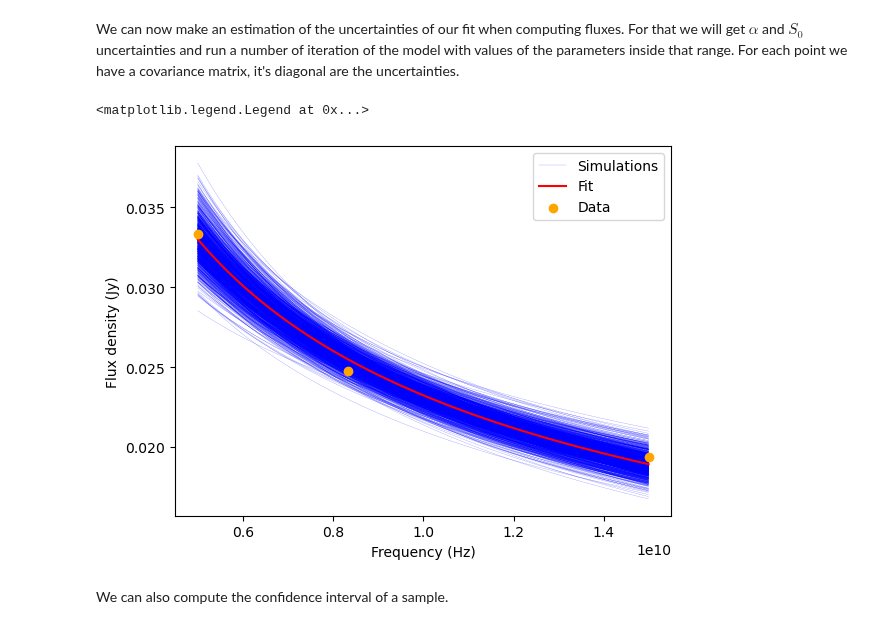
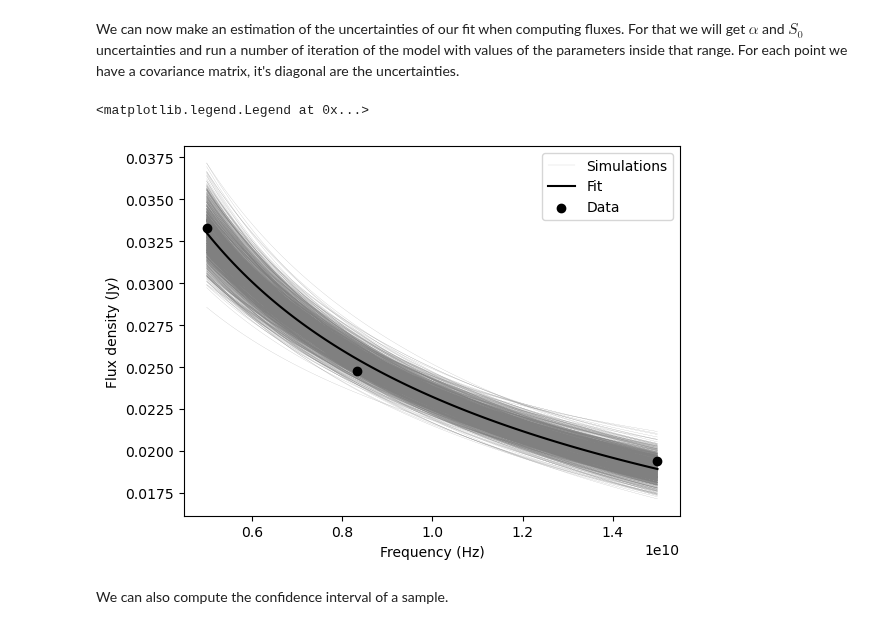
Before and after one commit to Camachoadri/JAEICU2024, a Jupyter notebook: Blob emission in GRS 1915+105/Blob emission in GRS 1915+105-07-03-24.ipynb, the cells around one changed output. Cells and saved outputs as stored; diff of their text form; code cells hidden in the pictures.

Commit message:
Colors on confidence interval plot

```diff
--- a/Blob emission in GRS 1915+105/Blob emission in GRS 1915+105-07-03-24.ipynb
+++ b/Blob emission in GRS 1915+105/Blob emission in GRS 1915+105-07-03-24.ipynb
@@ -894,37 +894,37 @@ We can now make an estimation of the uncertainties of our fit when computing flu
 # %%
 i=4 #Number of the time at which the uncertainties will be computed
 
 #Plot the uncertainties
 n_sim= 1000 #Number of simulations for the uncertainties
 
 variances=[]
 #Initialicing the variances array
 for j in np.arange(0, len(Fit_param[i])):
     a=[]
     variances.append(a)
 #initialicing the new param array
 Fit_param_new= np.array(Fit_param).copy()
 for simulation in np.arange(0, n_sim):
     for j in np.arange(0, len(Fit_param[i])):
         Fit_param_new[i][j]= Fit_param[i][j]
         variance=np.random.normal(0, np.sqrt(cov_matrix[i].diagonal()[j]))
         Fit_param_new[i][j] = Fit_param_new[i][j] + variance
         variances[j].append(variance)
-    plt.plot(freqcont , Fit_param_new[i][0]*(freqcont/mean_freq)**(Fit_param_new[i][1]), c='blue', linewidth=0.1)
+    plt.plot(freqcont , Fit_param_new[i][0]*(freqcont/mean_freq)**(Fit_param_new[i][1]), c='gray', linewidth=0.1)
 #Plot the last one again to get the label
-plt.plot(freqcont , Fit_param_new[i][0]*(freqcont/mean_freq)**(Fit_param_new[i][1]), c='blue', linewidth=0.1, label='Simulations')
+plt.plot(freqcont , Fit_param_new[i][0]*(freqcont/mean_freq)**(Fit_param_new[i][1]), c='gray', linewidth=0.1, label='Simulations')
 
 #plot the fit
-plt.plot(freqcont , Fit_param[i][0]*(freqcont/mean_freq)**(Fit_param[i][1]), c='red', label='Fit')
-plt.scatter(freq_array, data_short[i][:-1], c='orange', zorder=8, label='Data')
+plt.plot(freqcont , Fit_param[i][0]*(freqcont/mean_freq)**(Fit_param[i][1]), c='black', label='Fit')
+plt.scatter(freq_array, data_short[i][:-1], c='black', zorder=8, label='Data')
 
 
 plt.ylabel('Flux density (Jy)')
 plt.xlabel('Frequency (Hz)')
 plt.legend()
 # %% [output]
 <matplotlib.legend.Legend at 0x...>
-[figure, old version]
+[figure, new version]
 # %% [markdown]
 We can also compute the confidence interval of a sample.
 # %%
```
